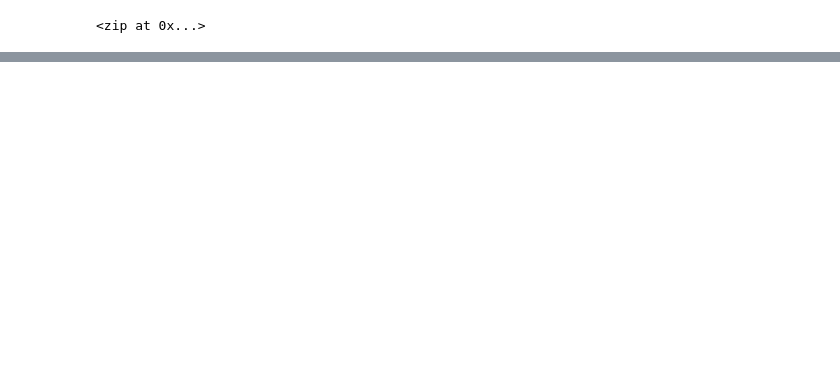
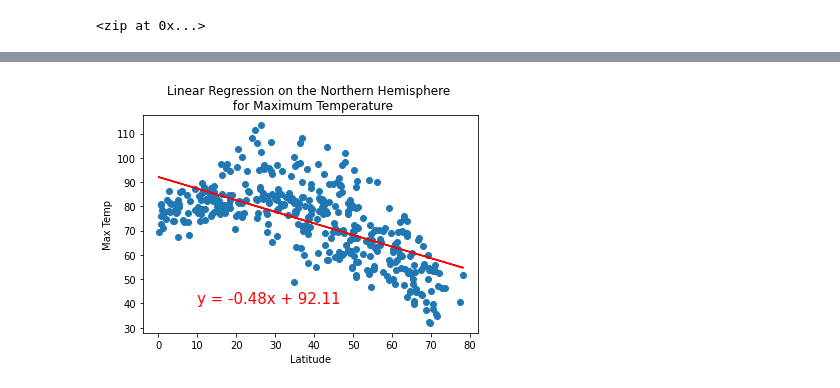
Before and after one commit to ChristineGendron/World_Weather_Analysis, a Jupyter notebook: WeatherPy.ipynb, the cells around one changed output, grey strips where cells are left out. Cells and saved outputs as stored; diff of their text form; code cells hidden in the pictures; blank space fills up the shorter version.

```diff
--- a/WeatherPy.ipynb
+++ b/WeatherPy.ipynb
@@ -331,0 +389,20 @@ plt.show()
+# %%
+# get df of northern hemisphere (latitudes north of equator)
+
+northern_hemi_df = city_data_df.loc[(city_data_df["Lat"] >= 0)]
+
+southern_hemi_df = city_data_df.loc[(city_data_df["Lat"] < 0)]
+# %%
+# Linear regression on the Northern Hemisphere
+
+x_values = northern_hemi_df["Lat"]
+
+y_values = northern_hemi_df["Max Temp"]
+
+# Call the function.
+
+plot_linear_regression(x_values, y_values,
+                       title='Linear Regression on the Northern Hemisphere \n for Maximum Temperature',
+                       y_label='Max Temp',text_coordinates=(10,40))
+# %% [output]
+[figure, added]
```
Also changed, not shown: parts of 26 cells of this notebook.
